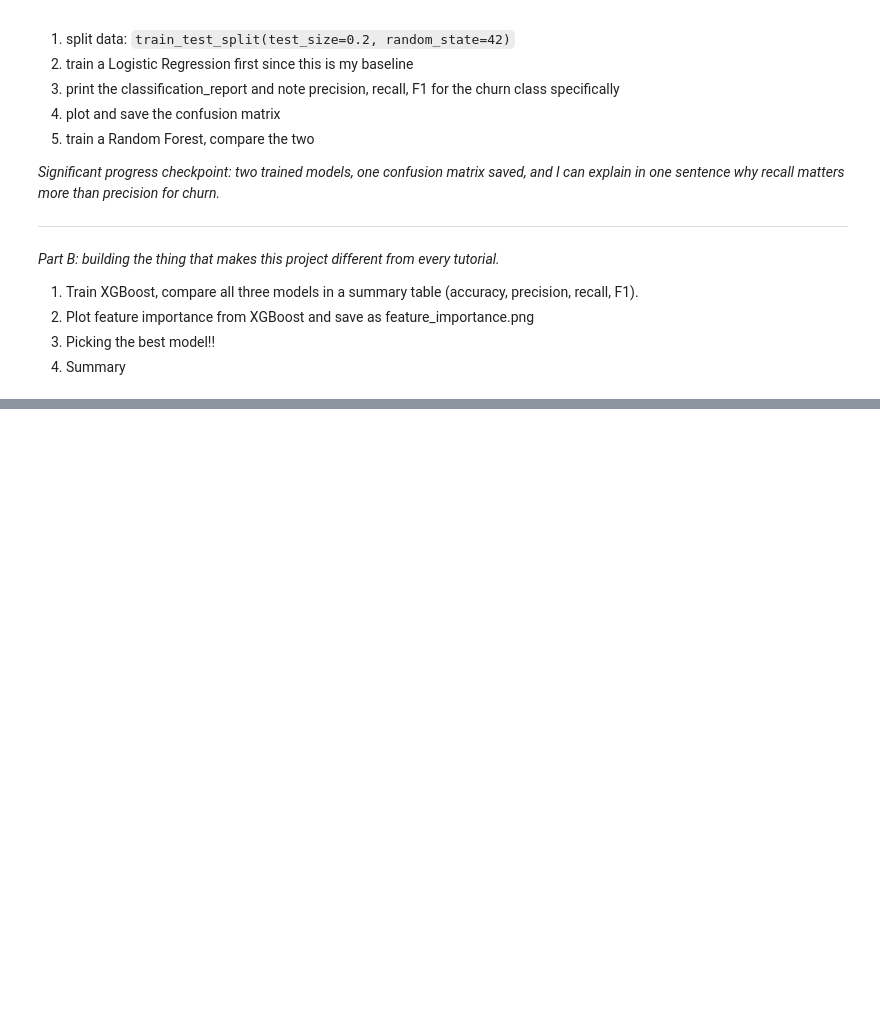
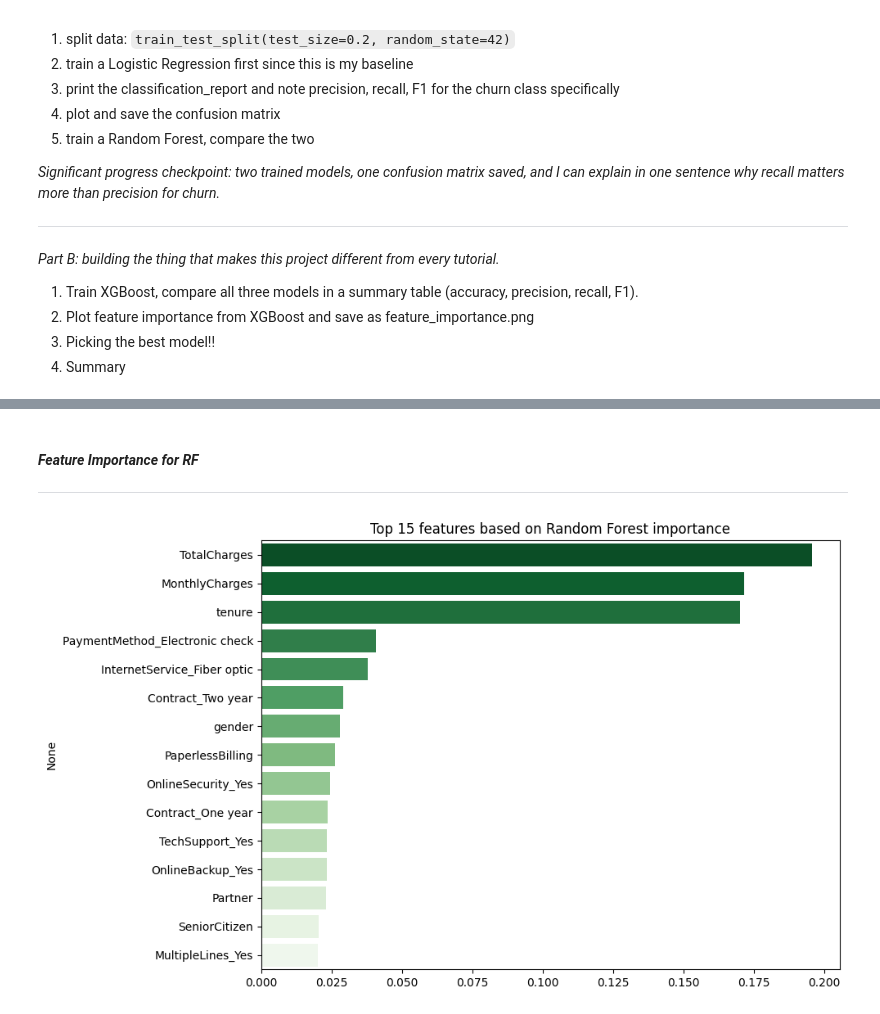
Before and after one commit to marzafiee/churn-risk-analyzer, a Jupyter notebook: notebooks/modelling.ipynb, the cells around one changed output, grey strips where cells are left out. Drawn from its saved outputs; the diff is of its cells as text; code cells hidden in the pictures; blank space fills up the shorter version.

```diff
--- a/notebooks/modelling.ipynb
+++ b/notebooks/modelling.ipynb
@@ -41,0 +187,8 @@ df.shape
+# %%
+rf = RandomForestClassifier(n_estimators=100, random_state=42)
+rf.fit(X_train, y_train)
+
+y_pred_rf = rf.predict(X_test)
+
+print("------------------ Random Forest ------------------")
+print(classification_report(y_test, y_pred_rf))
@@ -41,0 +213,16 @@ df.shape
+# %% [markdown]
+#### *Feature Importance for RF*
+---
+# %%
+rf_importances = pd.Series(rf.feature_importances_, index=X.columns)
+rf_importances = rf_importances.sort_values(ascending=False).head(15)
+
+plt.figure(figsize=(10, 6))
+sns.barplot(x=rf_importances.values, y=rf_importances.index, palette='Greens_r')
+
+plt.title('Top 15 features based on Random Forest importance')
+plt.tight_layout()
+plt.savefig('../outputs/rf_importance.png', bbox_inches='tight')
+plt.show()
+# %% [output]
+[figure, added]
```
Also changed, not shown: parts of 32 cells of this notebook.
